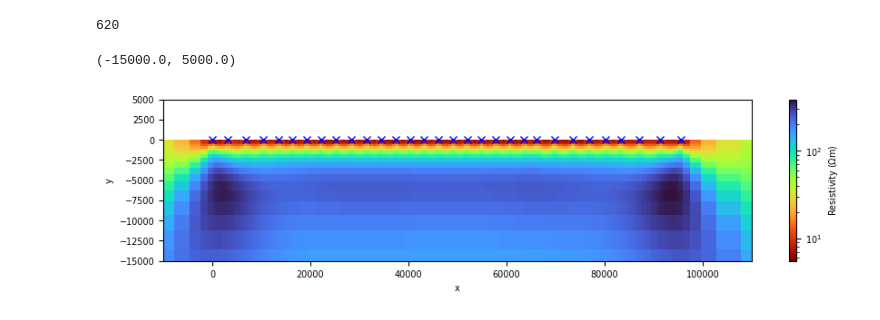
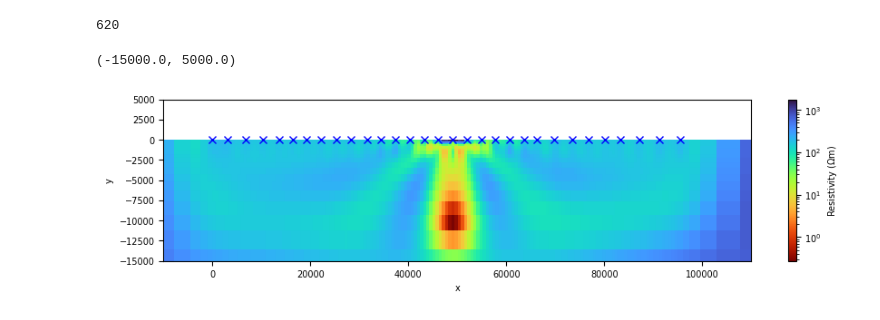
Before and after one commit to simpeg-research/earthscope-mt-course, a Jupyter notebook: notebooks/simpeg/13_2d_from_mtpy_example_sk_jp.ipynb, the cells around one changed output. Drawn from its saved outputs; the diff is of its cells as text; code cells hidden in the pictures.

```diff
--- a/notebooks/simpeg/13_2d_from_mtpy_example_sk_jp.ipynb
+++ b/notebooks/simpeg/13_2d_from_mtpy_example_sk_jp.ipynb
@@ -29,6 +29,7 @@ Here we are taking every third station just to keep the inversion small.  You ca
 with MTCollection() as mc:
     mc.open_collection(r"../../data/transfer_functions/forward_profiles.h5")
     other_survey_options = '\n\t'.join(mc.mth5_collection.surveys_group.groups_list)
-    mc.working_dataframe = mc.master_dataframe[mc.master_dataframe.survey == "layered_halfspace"]
+    suvey_name = "conductive_cube"
+    mc.working_dataframe = mc.master_dataframe[mc.master_dataframe.survey == suvey_name]
     md = mc.to_mt_data()
 # %% [output]
@@ -190,7 +148,5 @@ station_locations = simpeg_2d.data.station_locations
 # %%
 rx_locs = station_locations.copy()
 frequencies = simpeg_2d.data.frequencies.copy()
-# mesh = simpeg_2d.quad_tree.mesh
+mesh = simpeg_2d.mesh.mesh
 ind_active = simpeg_2d.active_map.indActive.copy()
-# %%
-mesh = generate_2d_mesh_for_mt(rx_locs, frequencies, 1e-2)
@@ -205,5 +153,3 @@ mesh = generate_2d_mesh_for_mt(rx_locs, frequencies, 1e-2)
-# %%
-ind_active = mesh.cell_centers[:,1] < 0.
 # %%
 fig, ax = plt.subplots(1,1, figsize=(10, 2))
 mesh.plot_image(ind_active, ax=ax, grid=True, grid_opts={'color':'k', 'linewidth':0.1})
@@ -423,23 +369,23 @@ survey_te.nD + survey_tm.nD
 # %%
 from matplotlib.colors import LogNorm
 # %%
-iteration = 10
+iteration = 7
 sigma_est = sigma_map * save_dictionary.outDict[iteration]['m']
 dpred = save_dictionary.outDict[iteration]['dpred']
 sigma_est[~ind_active] = np.nan
 
 fig, ax = plt.subplots(1,1, figsize=(10, 2))
 out = mesh.plot_image(
     1./sigma_est, ax=ax, pcolor_opts={'cmap':'turbo_r', 'norm':LogNorm()}
 )
 ax.plot(station_locations[:,0], station_locations[:,1], 'bx')
 cb = plt.colorbar(out[0])
 cb.set_label("Resistivity ($\Omega$m)")
 plt.xlim(-10000, 1e5+10000)
 plt.ylim(-15000, 5000)
 # %% [output]
 (-15000.0, 5000.0)
-[figure, old version]
+[figure, new version]
 # %%
 # te_pred = sim_te.dpred(recovered_conductivity_model)
 # tm_pred = sim_tm.dpred(recovered_conductivity_model)
```
Also changed, not shown: parts of 13 cells of this notebook.
